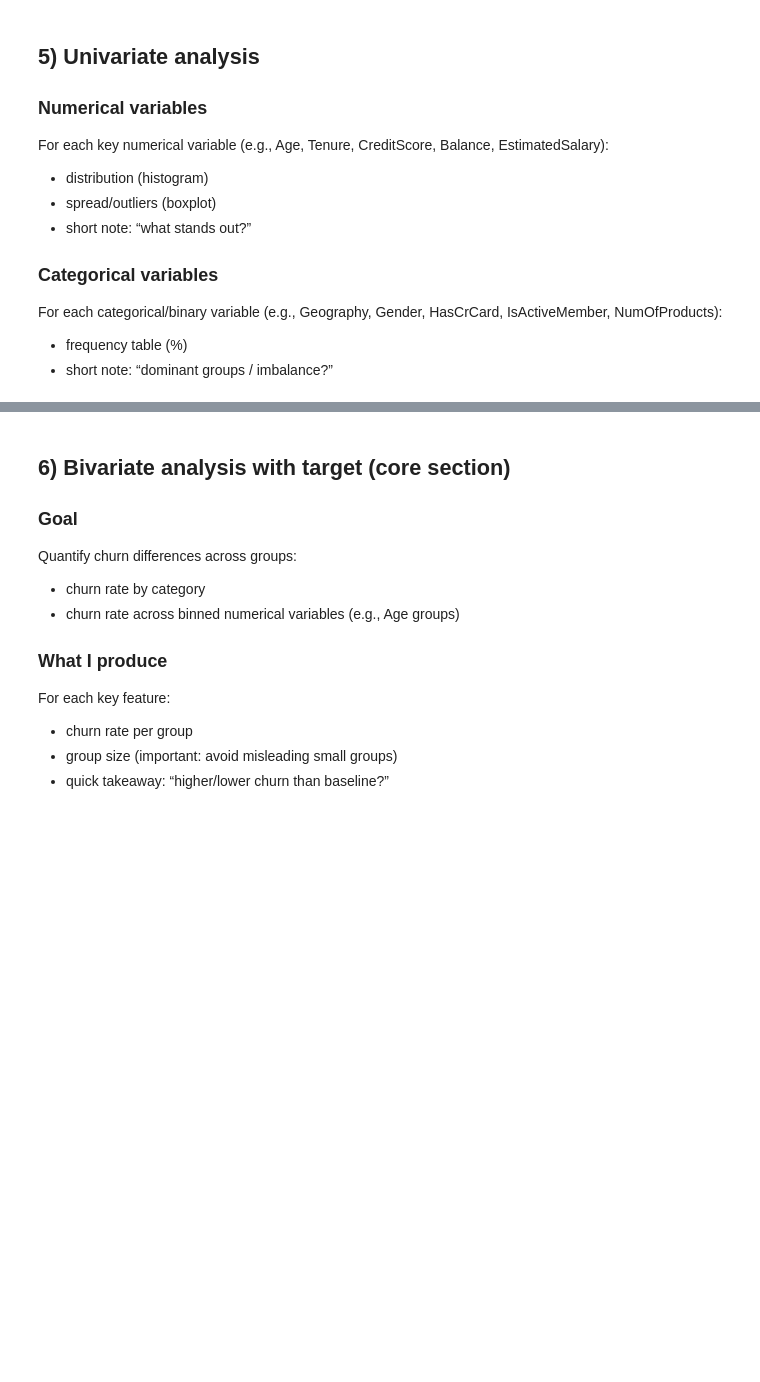
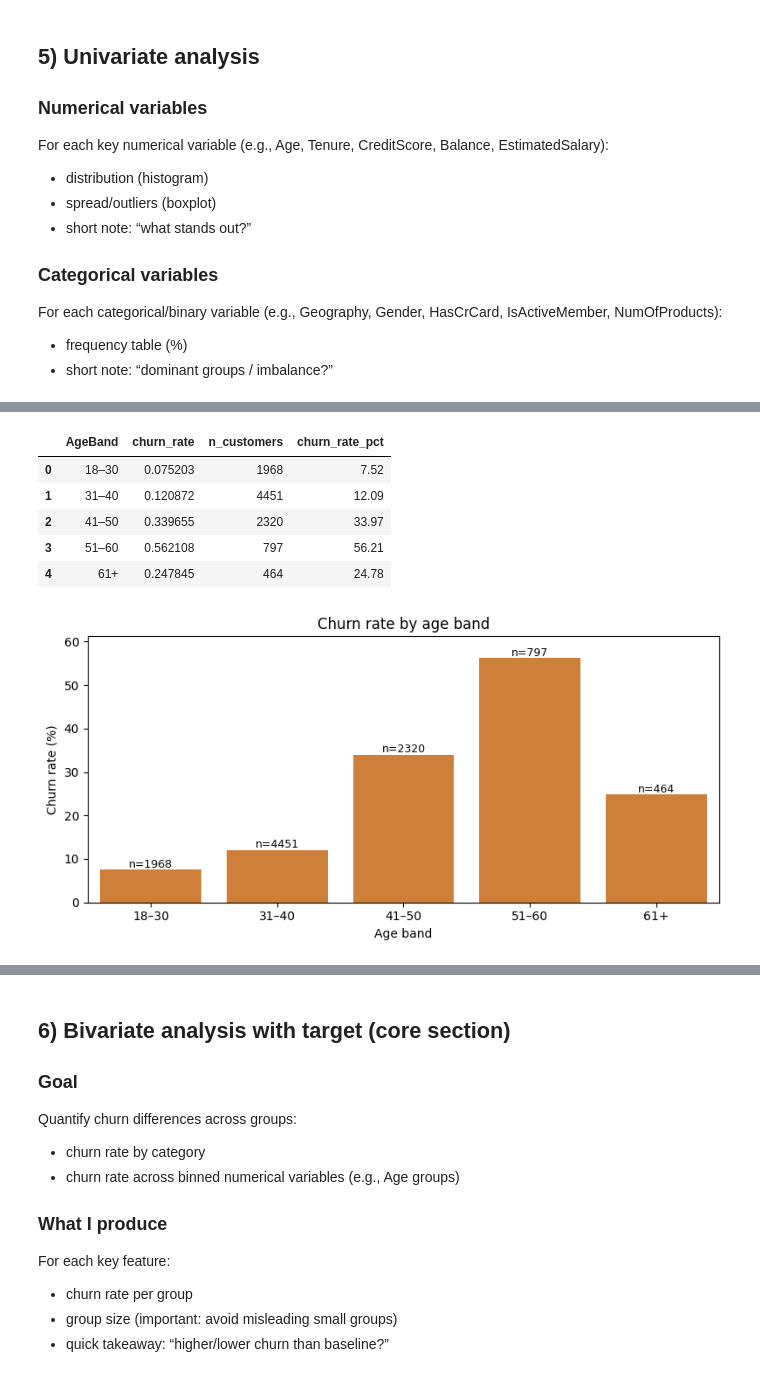
Before and after one commit to lost-95/customer-churn-banking, a Jupyter notebook: notebooks/customerChurnPredictionEda.ipynb, the cells around one changed output, grey strips where cells are left out. Saved outputs shown, nothing was run; the diff lists cells and outputs as text; code cells hidden in the pictures; blank space fills up the shorter version.

```diff
--- a/notebooks/customerChurnPredictionEda.ipynb
+++ b/notebooks/customerChurnPredictionEda.ipynb
@@ -261,0 +290,39 @@ For each categorical/binary variable (e.g., Geography, Gender, HasCrCard, IsActi
+# %%
+# 1) Create age bands (edit bins/labels as you prefer)
+bins = [18, 30, 40, 50, 60, 100]
+labels = ["18–30", "31–40", "41–50", "51–60", "61+"]
+
+df["AgeBand"] = pd.cut(df["Age"], bins=bins, labels=labels, right=True, include_lowest=True)
+
+# 2) Compute churn rate (%) and counts per band
+age_churn = (
+    df.groupby("AgeBand", observed=True)
+      .agg(churn_rate=("Exited", "mean"), n_customers=("Exited", "size"))
+      .reset_index()
+)
+age_churn["churn_rate_pct"] = (age_churn["churn_rate"] * 100).round(2)
+
+display(age_churn)
+
+# 3) Plot churn rate by age band
+plt.figure(figsize=(8,4))
+ax = sns.barplot(data=age_churn, x="AgeBand", y="churn_rate_pct", color="#E67E22")
+ax.set_title("Churn rate by age band")
+ax.set_xlabel("Age band")
+ax.set_ylabel("Churn rate (%)")
+
+# Optional: show sample size on top of bars
+for i, row in age_churn.iterrows():
+    ax.text(i, row["churn_rate_pct"] + 0.5, f"n={row['n_customers']}", ha="center", fontsize=9)
+
+plt.ylim(0, age_churn["churn_rate_pct"].max() + 5)
+plt.tight_layout()
+plt.show()
+# %% [output]
+|  | AgeBand | churn_rate | n_customers | churn_rate_pct |
+| 0 | 18–30 | 0.075203 | 1968 | 7.52 |
+| 1 | 31–40 | 0.120872 | 4451 | 12.09 |
+| 2 | 41–50 | 0.339655 | 2320 | 33.97 |
+| 3 | 51–60 | 0.562108 | 797 | 56.21 |
+| 4 | 61+ | 0.247845 | 464 | 24.78 |
+[figure, added]
```
Also changed, not shown: parts of 8 cells of this notebook.
